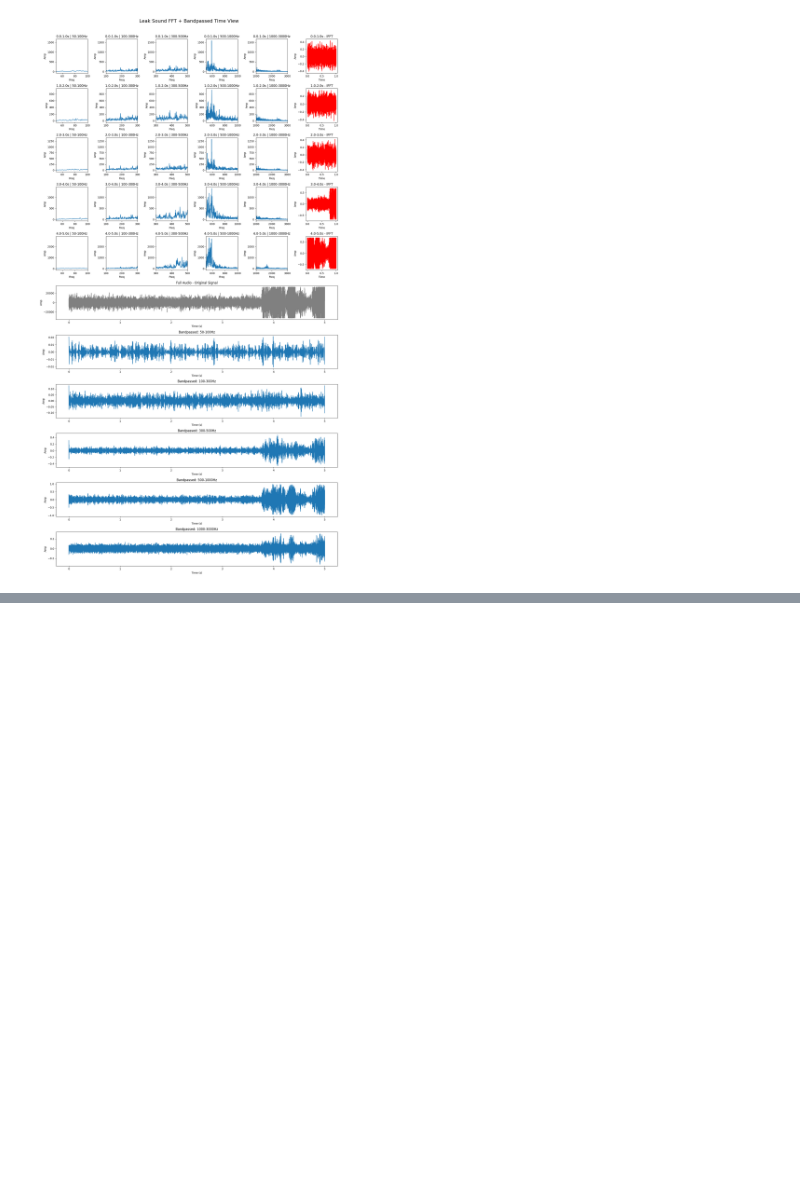
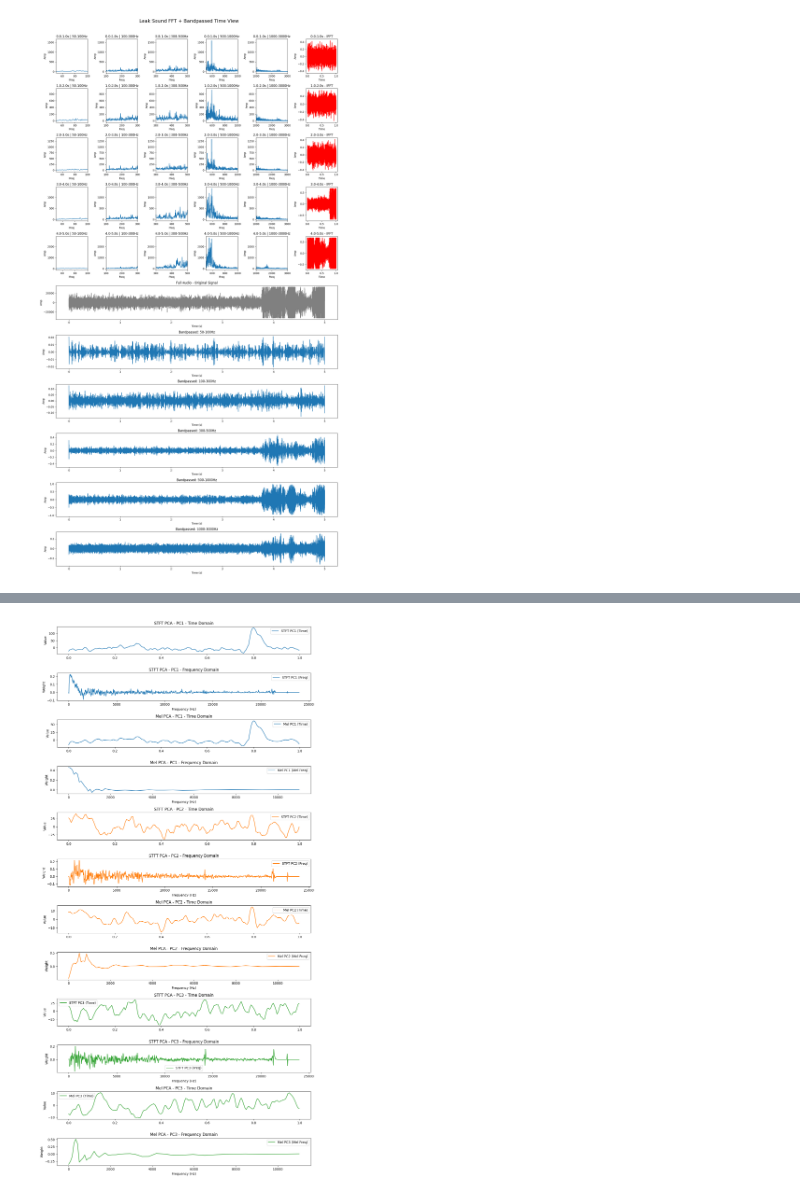
Before and after one commit to BoshiLee/leak_detection, a Jupyter notebook: plot_filter.ipynb, the cells around one changed output, grey strips where cells are left out. Cells and saved outputs as stored; diff of their text form; code cells hidden in the pictures; blank space fills up the shorter version.

Commit message:
add PCA analysis function for audio data visualization

```diff
--- a/plot_filter.ipynb
+++ b/plot_filter.ipynb
@@ -282,3 +282,85 @@ plot_combined_fft_and_bandpass_views(
 ✅ 處理 segment: 3.00 → 4.00 秒, 長度：1.00 秒
 ✅ 處理 segment: 4.00 → 5.00 秒, 長度：1.00 秒
 [figure]
+# %%
+import numpy as np
+import librosa
+import matplotlib.pyplot as plt
+from sklearn.decomposition import PCA
+
+# 載入音訊
+audio_path = "dataset/2025-04-30/90/ITRI0000007/2025-04-30T144452.wav"
+y, sr = librosa.load(audio_path, sr=None)
+print("Sample rate:", sr)
+
+# 取前 1 秒資料
+duration = 1  # 秒
+sample_count = int(sr * duration)
+y_segment = y[:sample_count]
+
+# === STFT ===
+n_fft = 2048
+hop_length = 256
+S = np.abs(librosa.stft(y_segment, n_fft=n_fft, hop_length=hop_length))
+S_db = librosa.amplitude_to_db(S, ref=np.max)
+freqs = librosa.fft_frequencies(sr=sr, n_fft=n_fft)
+
+# === STFT PCA ===
+n_components = 3
+S_T = S_db.T  # (時間, 頻率)
+pca_stft = PCA(n_components=n_components)
+S_pca_stft = pca_stft.fit_transform(S_T)
+time_axis = np.arange(S_pca_stft.shape[0]) * hop_length / sr
+
+print("🎧 STFT PCA - Explained Variance Ratio:")
+for i, ratio in enumerate(pca_stft.explained_variance_ratio_):
+    print(f"  PC{i+1}: {ratio:.2%}")
+
+# === Mel Spectrogram ===
+n_mels = 40
+S_mel = librosa.feature.melspectrogram(y_segment, sr=sr, n_fft=n_fft, hop_length=hop_length, n_mels=n_mels)
+S_mel_db = librosa.power_to_db(S_mel, ref=np.max)
+mel_freqs = librosa.mel_frequencies(n_mels=n_mels)
+
+# === Mel PCA ===
+S_mel_T = S_mel_db.T
+pca_mel = PCA(n_components=n_components)
+S_pca_mel = pca_mel.fit_transform(S_mel_T)
+
+print("\n🎧 Mel PCA - Explained Variance Ratio:")
+for i, ratio in enumerate(pca_mel.explained_variance_ratio_):
+    print(f"  PC{i+1}: {ratio:.2%}")
+
+# === 畫圖：共 2 組，每組 2 x n_components 行 ===
+fig, axes = plt.subplots(n_components * 4, 1, figsize=(12, 4 * n_components * 2), sharex=False)
+colors = ['tab:blue', 'tab:orange', 'tab:green']
+for i in range(n_components):
+    # STFT - 時間域
+    axes[4 * i].plot(time_axis, S_pca_stft[:, i], color=colors[i], label=f'STFT PC{i+1} (Time)')
+    axes[4 * i].set_ylabel("Value")
+    axes[4 * i].set_title(f'STFT PCA - PC{i+1} - Time Domain')
+    axes[4 * i].legend()
+
+    # STFT - 頻率域
+    axes[4 * i + 1].plot(freqs, pca_stft.components_[i], color=colors[i], label=f'STFT PC{i+1} (Freq)')
+    axes[4 * i + 1].set_xlabel("Frequency (Hz)")
+    axes[4 * i + 1].set_ylabel("Weight")
+    axes[4 * i + 1].set_title(f'STFT PCA - PC{i+1} - Frequency Domain')
+    axes[4 * i + 1].legend()
+
+    # Mel - 時間域
+    axes[4 * i + 2].plot(time_axis, S_pca_mel[:, i], color=colors[i], label=f'Mel PC{i+1} (Time)')
+    axes[4 * i + 2].set_ylabel("Value")
+    axes[4 * i + 2].set_title(f'Mel PCA - PC{i+1} - Time Domain')
+    axes[4 * i + 2].legend()
+
+    # Mel - 頻率域
+    axes[4 * i + 3].plot(mel_freqs, pca_mel.components_[i], color=colors[i], label=f'Mel PC{i+1} (Mel Freq)')
+    axes[4 * i + 3].set_xlabel("Frequency (Hz)")
+    axes[4 * i + 3].set_ylabel("Weight")
+    axes[4 * i + 3].set_title(f'Mel PCA - PC{i+1} - Frequency Domain')
+    axes[4 * i + 3].legend()
+
+plt.tight_layout()
+plt.show()
+# %% [output]
@@ -284,0 +379 @@ plot_combined_fft_and_bandpass_views(
+[figure, added]
```
Also changed, not shown: parts of 1 cell of this notebook, 1 other file.
